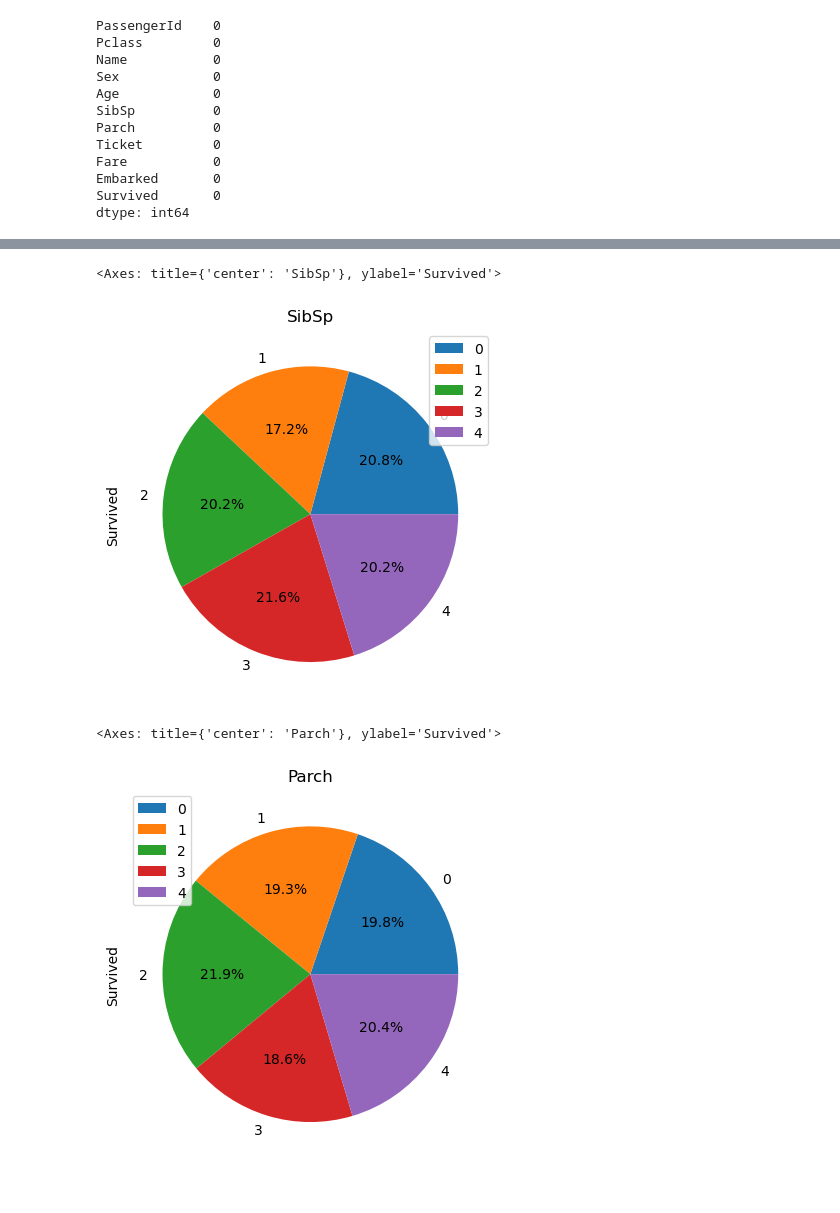
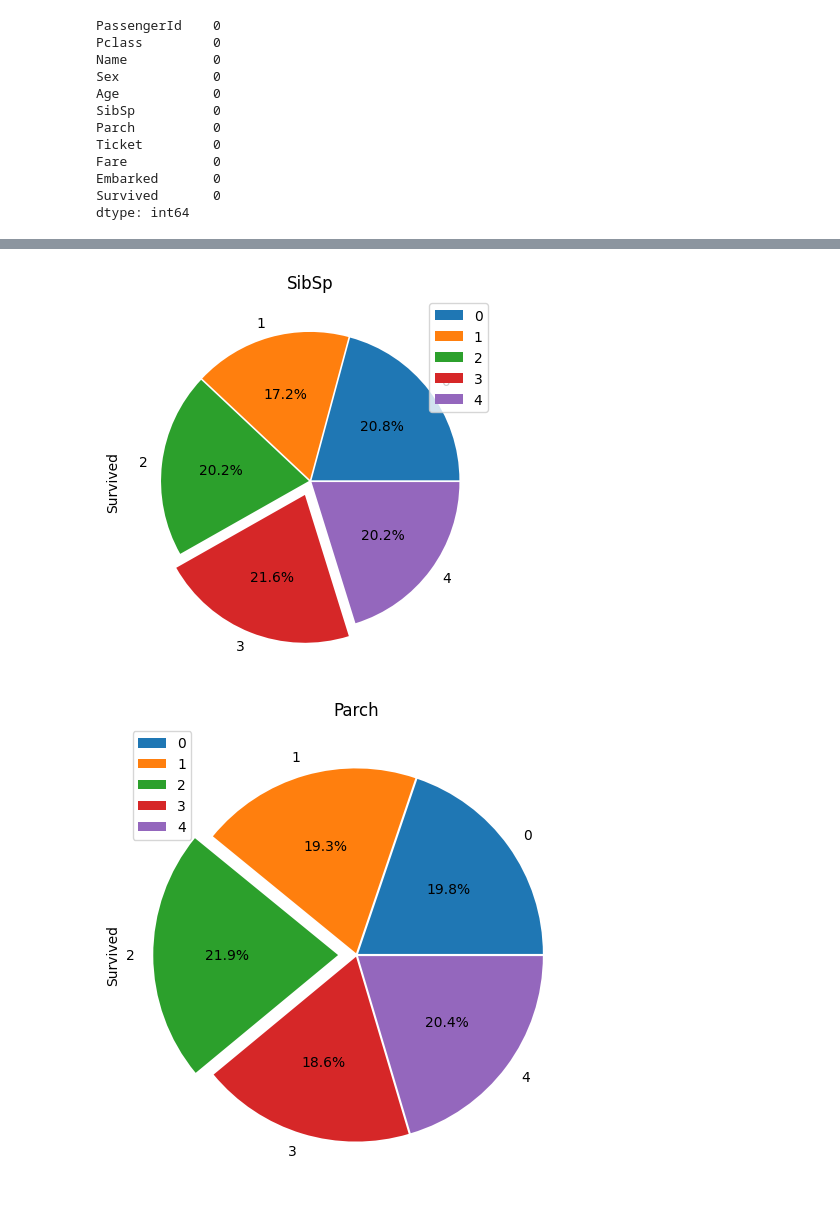
Before and after one commit to Murtaza554422/CodeAlpha_tasks, a Jupyter notebook: Data_science_Task1.ipynb, the cells around one changed output, grey strips where cells are left out. Drawn from its saved outputs; the diff is of its cells as text; code cells hidden in the pictures.

```diff
--- a/Data_science_Task1.ipynb
+++ b/Data_science_Task1.ipynb
@@ -122,17 +177,19 @@ passenger_class.plot(kind='pie', autopct = '%1.3f%%', legend = True, title = 'Pc
 # %%
 
 sibling_spouse= titanic.groupby(['SibSp'])['Survived'].count()
-sibling_spouse.plot(kind='pie', autopct = '%1.1f%%', legend = True, title = 'SibSp')
+sibling_spouse.plot(kind='pie', autopct = '%1.1f%%', legend = True, title = 'SibSp', explode=(0.01,0.01,0.01,0.1,0.01))
+#plt.savefig("sibbling.png")
+plt.show()
 # %% [output]
-<Axes: title={'center': 'SibSp'}, ylabel='Survived'>
-[figure, old version]
+[figure, new version]
 # %%
-
+plt.figure(figsize=(6,6))
 parents_child = titanic.groupby(['Parch'])['Survived'].count()
-parents_child.plot(kind='pie', autopct = '%1.1f%%', legend = True, title = 'Parch')
+parents_child.plot(kind='pie', autopct = '%1.1f%%', legend = True, title = 'Parch', explode=(0.01,0.01,0.1,0.01,0.01))
+#plt.savefig("parch.png")
+plt.show()
 # %% [output]
-<Axes: title={'center': 'Parch'}, ylabel='Survived'>
-[figure, old version]
+[figure, new version]
 # %%
 plt.figure(figsize=(8,6))
 sns.histplot(titanic[titanic["Survived"] == 1]["Age"], bins=30, label="Survived", kde=True)
```
Also changed, not shown: parts of 20 cells of this notebook, 10 other files.
